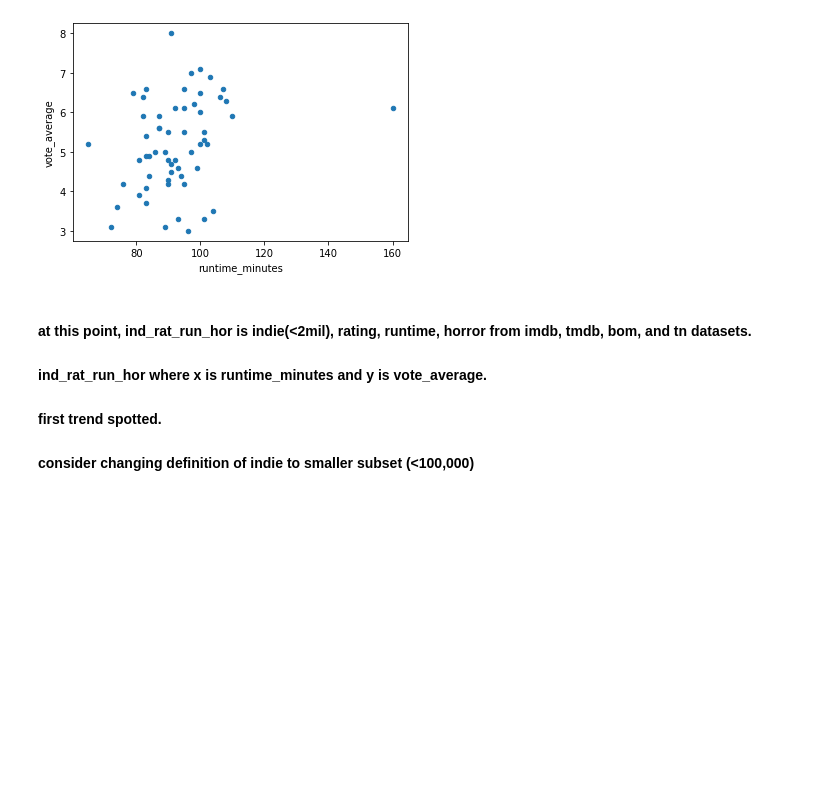
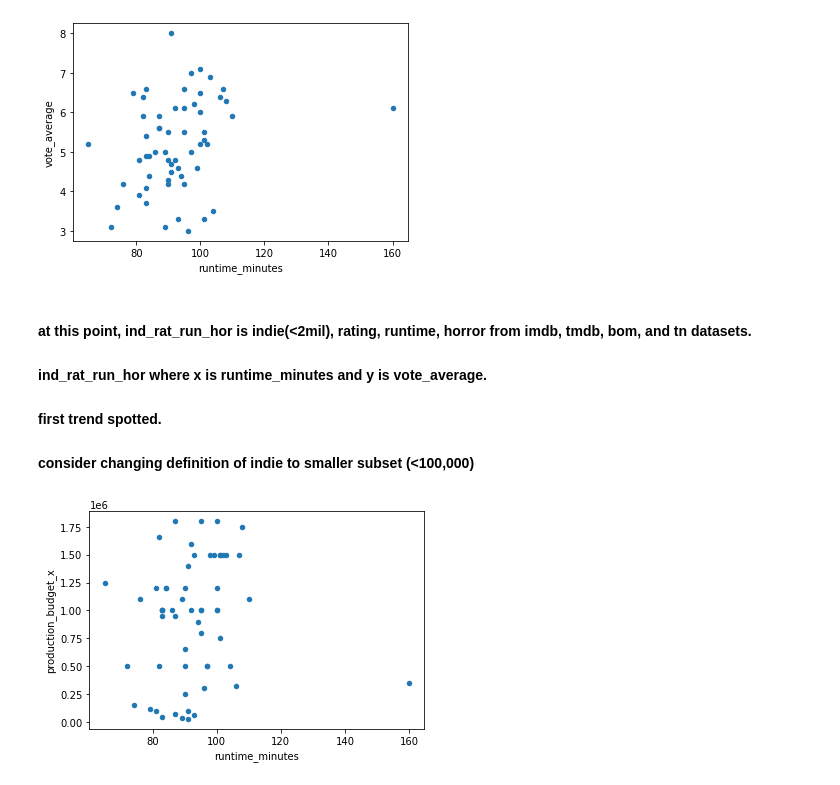
Before and after one commit to Krispy3/p1proj, a Jupyter notebook: scratch.ipynb, the cells around one changed output. Saved outputs shown, nothing was run; the diff lists cells and outputs as text; code cells hidden in the pictures; blank space fills up the shorter version.

```diff
--- a/scratch.ipynb
+++ b/scratch.ipynb
@@ -225,3 +222,8 @@ ind_rat_run_hor.plot.scatter('runtime_minutes','vote_average')
 #### ind_rat_run_hor where x is runtime_minutes and y is vote_average.
 #### first trend spotted.
 #### consider changing definition of indie to smaller subset (<100,000)
+# %%
+ind_rat_run_hor.plot.scatter('runtime_minutes','production_budget_x');
+#this is a good plot, it shows that runtime for independent movies should not affect budget
+# %% [output]
+[figure, added]
```
Also changed, not shown: parts of 3 cells of this notebook, 1 other file.
